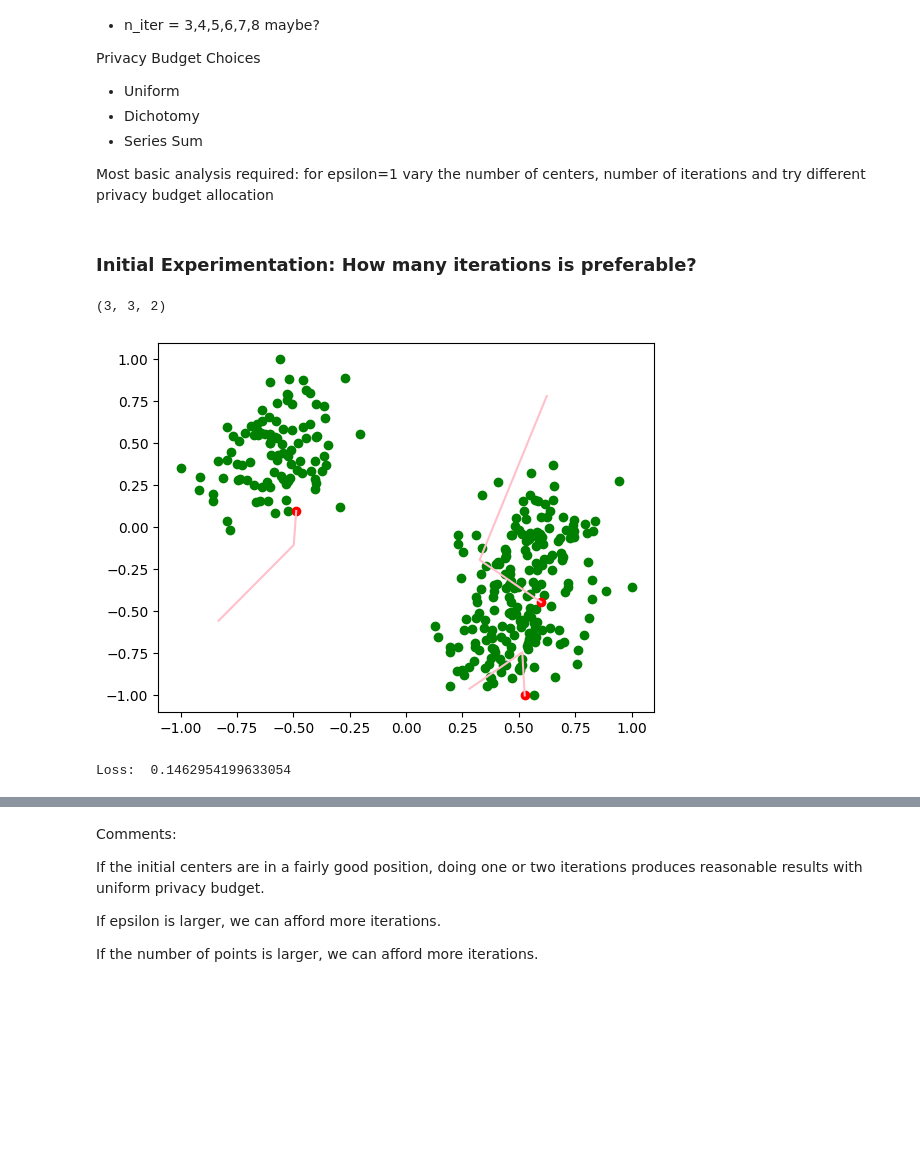
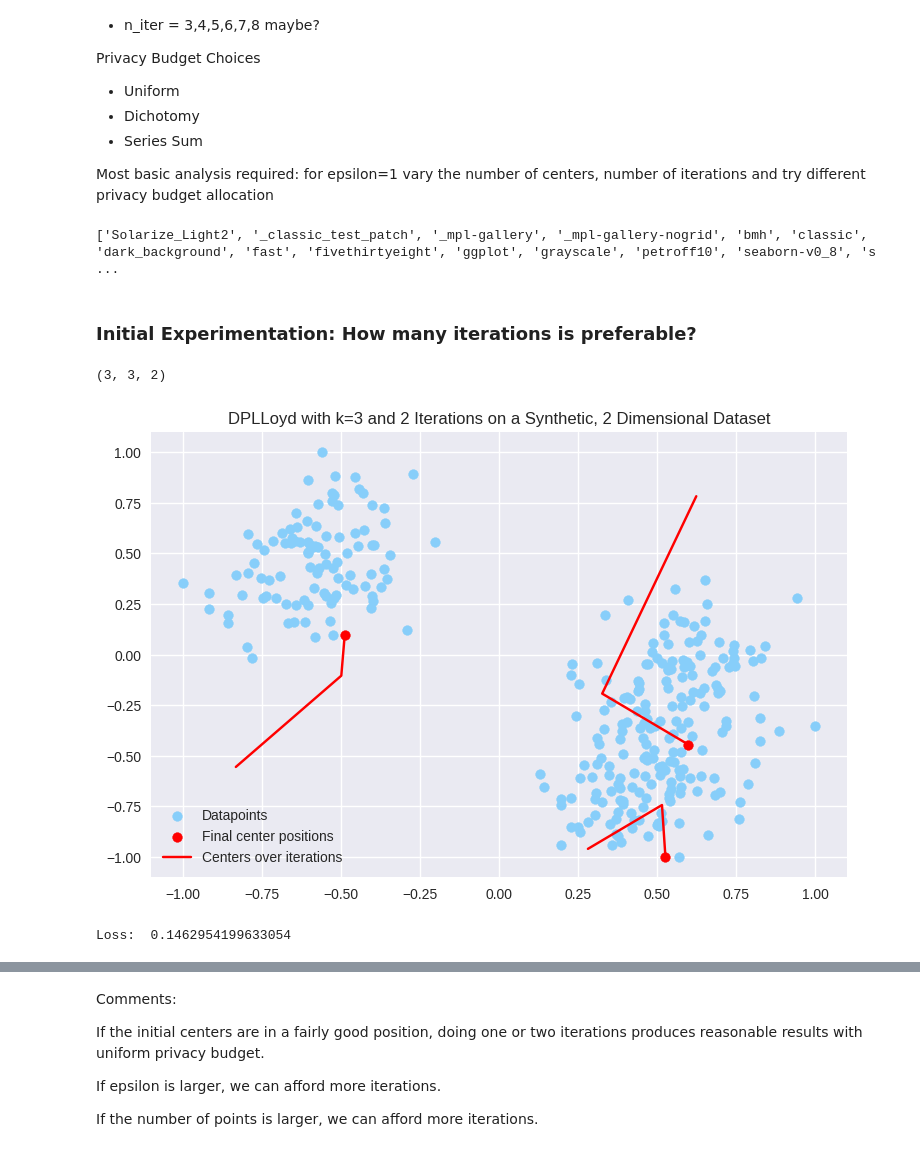
Before and after one commit to amy-ln/dpclustering, a Jupyter notebook: dplloyd-experiment.ipynb, the cells around one changed output, grey strips where cells are left out. Cells and saved outputs as stored; diff of their text form; code cells hidden in the pictures; blank space fills up the shorter version.

```diff
--- a/dplloyd-experiment.ipynb
+++ b/dplloyd-experiment.ipynb
@@ -14,35 +14,42 @@ Most basic analysis required: for epsilon=1 vary the number of centers, number o
 # %%
 import numpy as np
 import matplotlib.pyplot as plt
+from matplotlib import style
 from lloyd import PrivacyBudget, dplloyd
 from evaluation_utils import kmeans_loss
 from sklearn.cluster import KMeans
 from sklearn.decomposition import PCA
 
 master_rng = np.random.default_rng(42)
+print(plt.style.available)
+# %% [output]
+['Solarize_Light2', '_classic_test_patch', '_mpl-gallery', '_mpl-gallery-nogrid', 'bmh', 'classic', 'dark_background', 'fast', 'fivethirtyeight', 'ggplot', 'grayscale', 'petroff10', 'seaborn-v0_8', 's ...
 # %% [markdown]
 ### Initial Experimentation: How many iterations is preferable?
 # %%
 data = np.load("datasets/synthetic-gaussian.npy")
 p = PrivacyBudget(epsilon=1, method="uniform", total_iter=2)
 centers = np.array(dplloyd(k=3, X=data, n_iter=2, priv=p, seed=123, return_steps=True))
 
 print(centers.shape)
 #non_private_centers = KMeans(n_clusters=3).fit(data).cluster_centers_
 
+plt.style.use('seaborn-v0_8')
 fig = plt.figure()
 ax = plt.axes()
-ax.scatter(data[:,0], data[:,1], c='green')
+ax.set_title("DPLLoyd with k=3 and 2 Iterations on a Synthetic, 2 Dimensional Dataset")
+ax.scatter(data[:,0], data[:,1], c='lightskyblue')
 #ax.scatter(non_private_centers[:,0], non_private_centers[:,1], c='red')
-ax.plot(centers[:,:,0], centers[:,:,1], c="pink")
 ax.scatter(centers[-1,:,0], centers[-1,:,1], c="red")
+ax.plot(centers[:,:,0], centers[:,:,1], c="red")
+ax.legend(["Datapoints","Final center positions","Centers over iterations"], loc='lower left')
 
 plt.show()
 
 print("Loss: ", kmeans_loss(centers[-1,:,:], data))
 # %% [output]
 (3, 3, 2)
-[figure, old version]
+[figure, new version]
 Loss:  0.1462954199633054
 # %%
 # what happens when the number of iterations is too hight?
```
Also changed, not shown: parts of 17 cells of this notebook, 2 other files.
